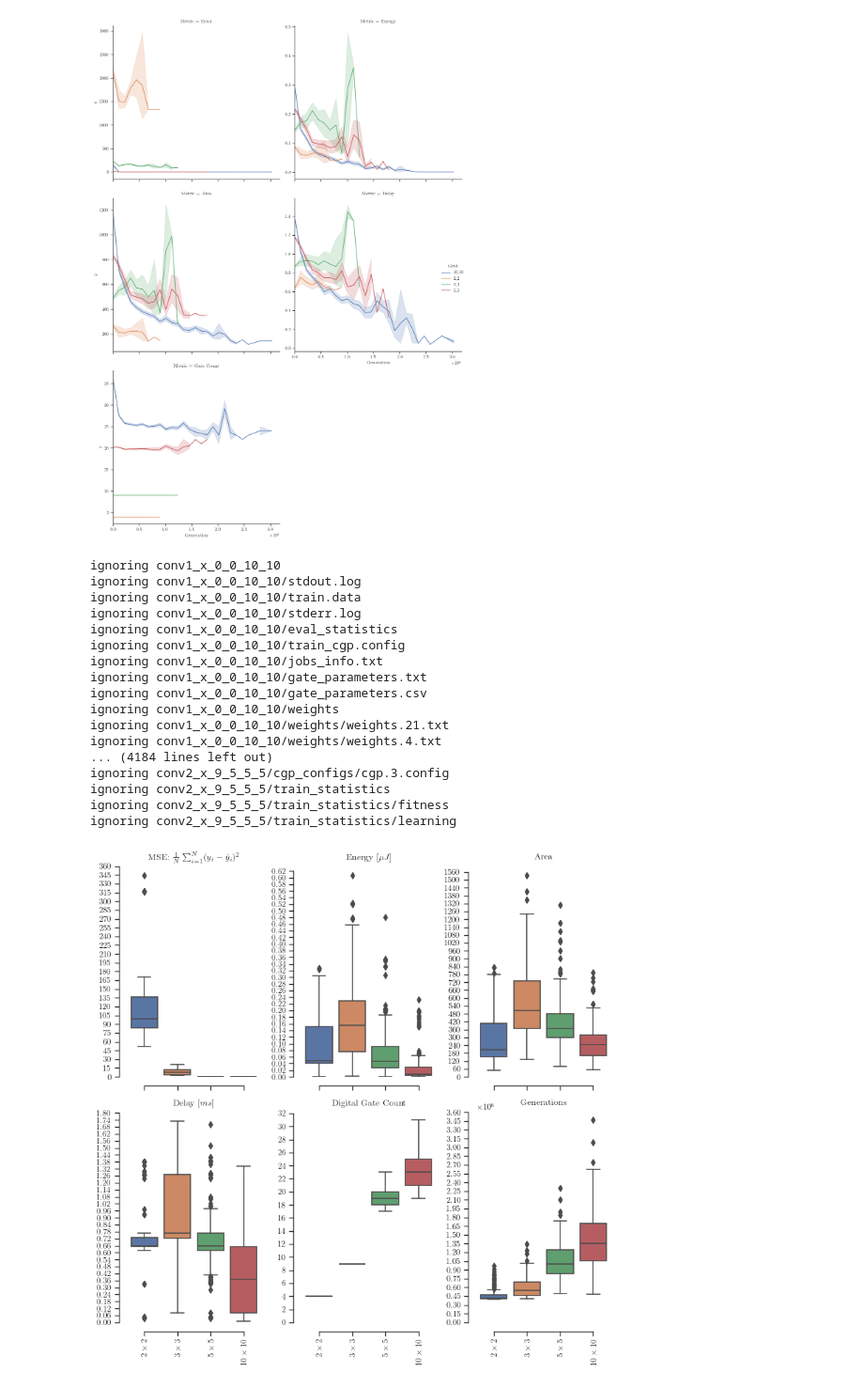
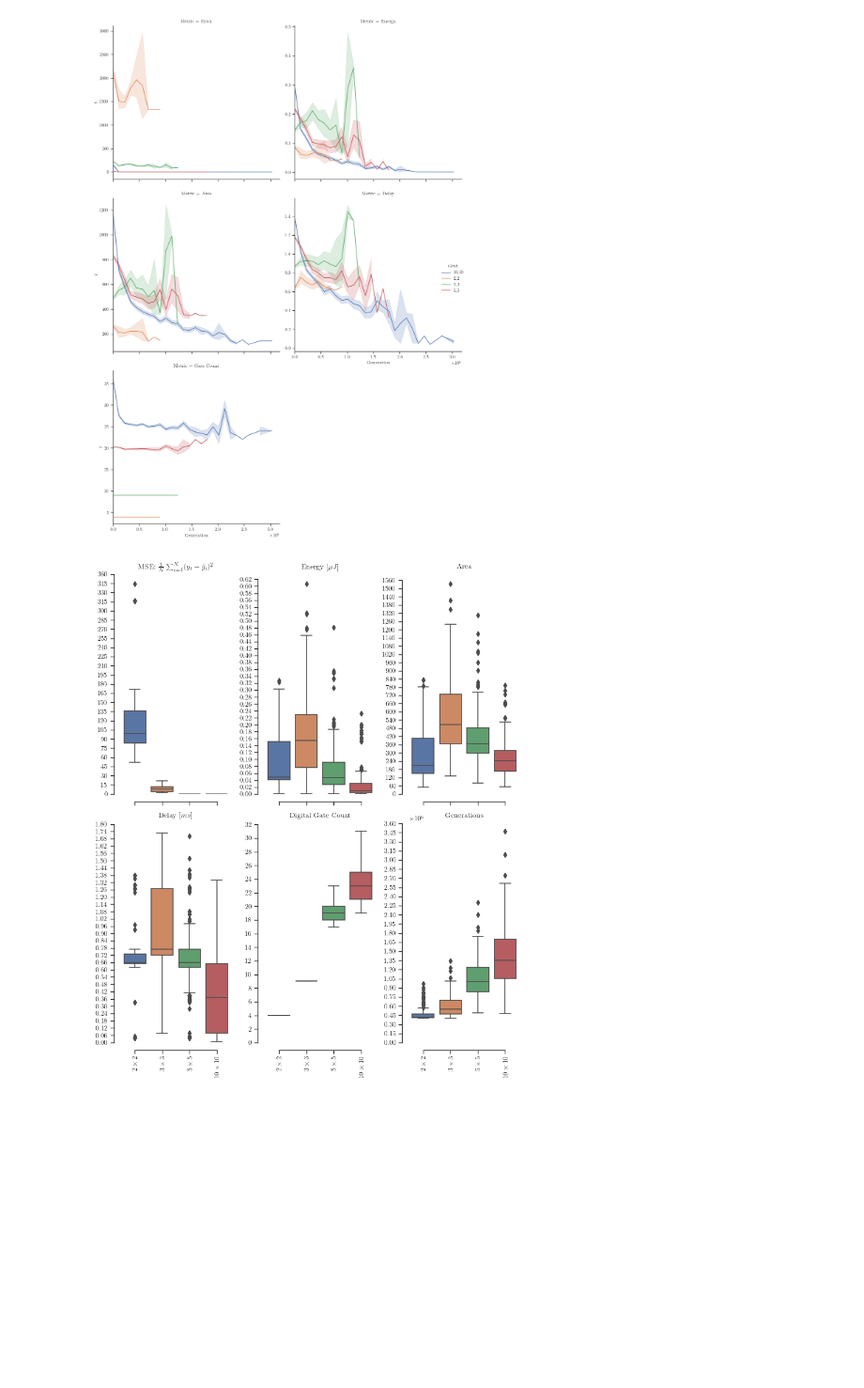
Before and after one commit to mlorinc/cnn-cgp-compressor, a Jupyter notebook: cmd/compress/grid_size.ipynb, the cells around one changed output. Shown: that part at 94% size. Cells and saved outputs as stored; diff of their text form; code cells hidden in the pictures; blank space fills up the shorter version.

```diff
--- a/cmd/compress/grid_size.ipynb
+++ b/cmd/compress/grid_size.ipynb
@@ -31,7 +31,7 @@ figures.mkdir(exist_ok=True, parents=True)
 # %%
 import os
 from pathlib import Path
-
+debug = False
 
 def create_df(path: str = data_store, tar_files = ["grid_size.tar"], best_solution=False) -> pd.DataFrame:
     path = Path(path)
@@ -57,7 +57,7 @@ def create_df(path: str = data_store, tar_files = ["grid_size.tar"], best_soluti
                         yield csv.tail(n=1)
                     else:
                         yield csv
-                else:
+                elif debug:
                     print(f"ignoring {f}")
 
 def load_dfs(path: str = data_store, tar_files = ["grid_size.tar"], best_solution=False):
@@ -189,6 +189,8 @@ titles = {
 
 def plot(solutions_df, col, ax, i, sharex_index=True):
     tick_count = solutions_df["Gate Count"].max() + 1
+    if col == "Timestamp":
+        solutions_df = solutions_df.groupby(by=["Grid", "Run"])["Timestamp"].max().reset_index()
     g = sns.boxplot(data=solutions_df, x="Grid", y=col, order=order, ax=ax)
     dimensions = [tuple(label.get_text().split(",")) for label in g.get_xticklabels()]
     g.yaxis.set_major_locator(plt.MaxNLocator(tick_count, min_n_ticks=10, integer=(col=="Gate Count")))
@@ -204,49 +206,34 @@ def plot(solutions_df, col, ax, i, sharex_index=True):
     return g
 
 def plot_columns(df, columns, r, c, sharex=True):
-    fig, axes = plt.subplots(r, c, figsize=(8.27, 8.27 / 2 * r))
+    fig, axes = plt.subplots(r, c, figsize=(8.27, 10 / 2 * r))
     for col, ax, i in zip(columns, axes.flat, range(r*c)):
         plot(df, col, ax, i, c if sharex else 0)
     return fig
 
 solutions_df = load_df()
+
+
 fig_all = plot_columns(solutions_df, fitness_columns + ["Generation"], 2, 3)
 sns.despine(offset=10, bottom=False, left=False, trim=True, fig=fig_all)
 fig_all.tight_layout()
 fig_all.savefig(figures / "boxplot.png")
 fig_all.savefig(figures / "boxplot.pdf")
 fig_all.savefig(figures / "boxplot.svg")
 
 fig_brief = plot_columns(solutions_df, ["Error", "Energy", "Gate Count", "Timestamp"], 1, 4, sharex=False)
 sns.despine(offset=10, bottom=False, left=False, trim=True, fig=fig_brief)
 fig_brief.tight_layout()
 fig_brief.savefig(figures / "boxplot_brief.png")
 fig_brief.savefig(figures / "boxplot_brief.pdf")
 fig_brief.savefig(figures / "boxplot_brief.svg")
 
 solutions_df = load_df(tar_files=["grid_size_conv2_nrun_5.tar"])
 fig_5x5 = plot_columns(solutions_df, ["Error", "Energy", "Gate Count", "Timestamp"], 1, 4, sharex=False)
 sns.despine(offset=10, bottom=False, left=False, trim=True, fig=fig_5x5)
 fig_5x5.tight_layout()
 fig_5x5.savefig(figures / "boxplot_brief_5x5.png")
 fig_5x5.savefig(figures / "boxplot_brief_5x5.pdf")
 fig_5x5.savefig(figures / "boxplot_brief_5x5.svg")
 # %% [output]
-ignoring conv1_x_0_0_10_10
-ignoring conv1_x_0_0_10_10/stdout.log
-ignoring conv1_x_0_0_10_10/train.data
-ignoring conv1_x_0_0_10_10/stderr.log
-ignoring conv1_x_0_0_10_10/eval_statistics
-ignoring conv1_x_0_0_10_10/train_cgp.config
-ignoring conv1_x_0_0_10_10/jobs_info.txt
-ignoring conv1_x_0_0_10_10/gate_parameters.txt
-ignoring conv1_x_0_0_10_10/gate_parameters.csv
-ignoring conv1_x_0_0_10_10/weights
-ignoring conv1_x_0_0_10_10/weights/weights.21.txt
-ignoring conv1_x_0_0_10_10/weights/weights.4.txt
-... (4184 lines left out)
-ignoring conv2_x_9_5_5_5/cgp_configs/cgp.3.config
-ignoring conv2_x_9_5_5_5/train_statistics
-ignoring conv2_x_9_5_5_5/train_statistics/fitness
-ignoring conv2_x_9_5_5_5/train_statistics/learning
-[figure, old version]
+[figure, new version]
```
Also changed, not shown: parts of 3 cells of this notebook, 21 other files.
